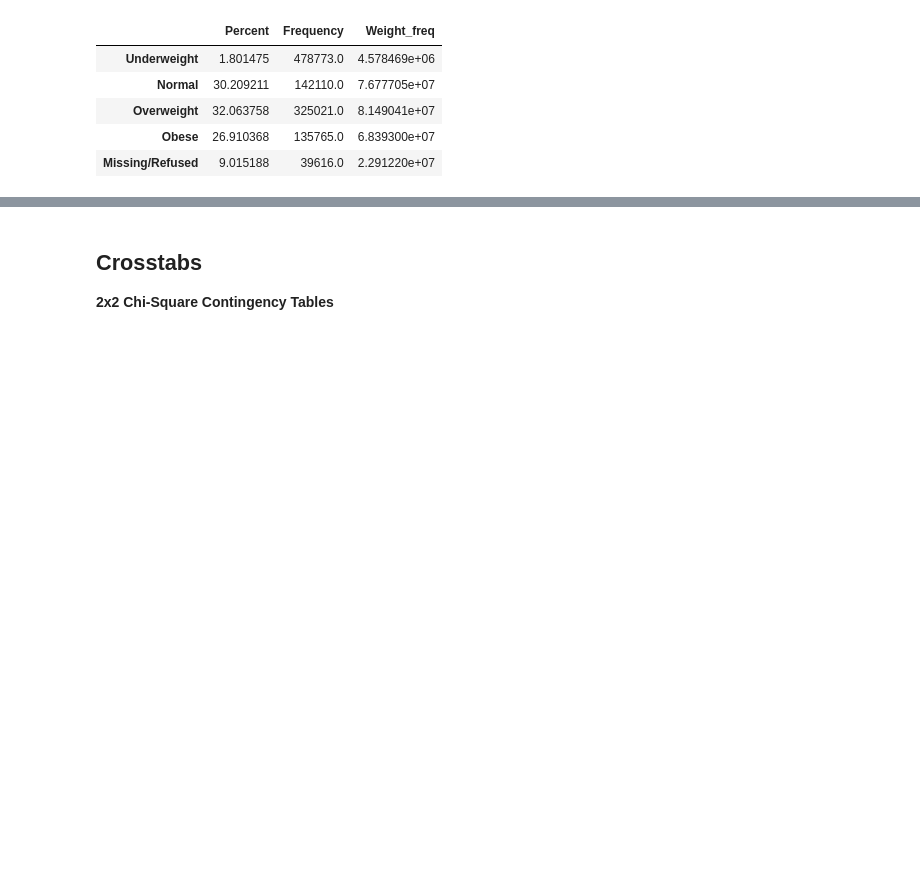
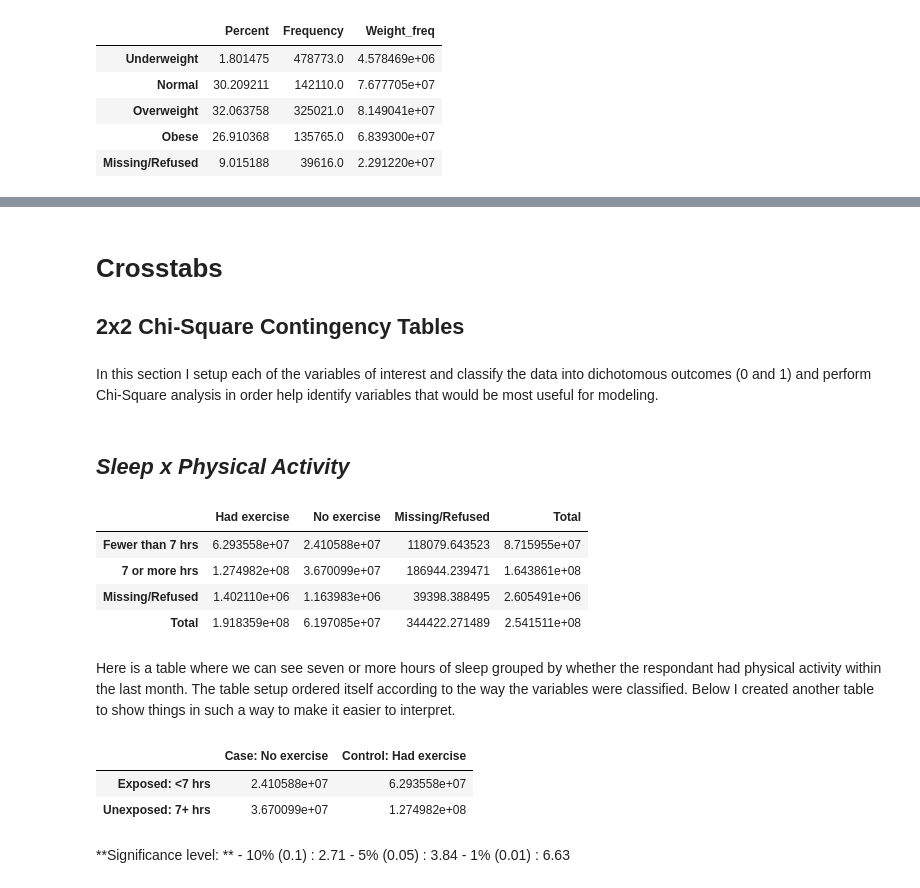
Before and after one commit to pmleffers/BRFSS2016, a Jupyter notebook: BRFSS notebook.ipynb, the cells around one changed output, grey strips where cells are left out. Drawn from its saved outputs; the diff is of its cells as text; code cells hidden in the pictures; blank space fills up the shorter version.

```diff
--- a/BRFSS notebook.ipynb
+++ b/BRFSS notebook.ipynb
@@ -768,5 +778,11 @@ py.iplot(fig, filename='text-hover-bar')
 [interactive output not drawn]
 # %% [markdown]
 Crosstabs
-------------------------
-**2x2 Chi-Square Contingency Tables**
+=============================
+2x2 Chi-Square Contingency Tables
+---------------------------------------
+# %% [markdown]
+In this section I setup each of the variables of interest and classify the data into dichotomous outcomes (0 and 1) and perform Chi-Square analysis in order help identify variables that would be most useful for modeling.
+# %% [markdown]
+*Sleep x Physical Activity*
+------------------------------------
@@ -772,0 +792,29 @@ Crosstabs
+# %%
+chiSquareTemp=pd.DataFrame(BRFSS2016,columns=['sleeptime','_TOTINDA','_LLCPWT'])
+chiSquareTemp=sklearn.metrics.confusion_matrix(chiSquareTemp['_TOTINDA'], chiSquareTemp['sleeptime'], labels=None, sample_weight=chiSquareTemp['_LLCPWT'])
+#Add Values to DataFrame
+firstCol=pd.DataFrame(chiSquareTemp[1].T,columns=['first'])
+secondCol=pd.DataFrame(chiSquareTemp[2].T,columns=['second'])
+thirdCol=pd.DataFrame(chiSquareTemp[3].T,columns=['third'])
+#Setup totals
+chiSquareTemp=firstCol
+chiSquareTemp['second']=secondCol
+chiSquareTemp['third']=thirdCol
+chiSquareTemp['fourth']=chiSquareTemp['first']+chiSquareTemp['second']+chiSquareTemp['third']
+#Create Totals Rows
+last=np.array(chiSquareTemp.sum())
+chiSquareTemp.loc[len(chiSquareTemp)]=last
+#Rename Indexes
+chiSquareTemp.rename(index={0: 'Fewer than 7 hrs',1: '7 or more hrs',2:'none',3:'Missing/Refused',4:'Total'},inplace=True)
+chiSquareTemp.drop(['none'],axis=0,inplace=True)
+#Rename Columns
+chiSquareTemp.rename(columns={'first':'Had exercise', 'second':'No exercise', 'third':'Missing/Refused','fourth':'Total'}, inplace=True)
+chiSquareTemp
+# %% [output]
+|  | Had exercise | No exercise | Missing/Refused | Total |
+| Fewer than 7 hrs | 6.293558e+07 | 2.410588e+07 | 118079.643523 | 8.715955e+07 |
+| 7 or more hrs | 1.274982e+08 | 3.670099e+07 | 186944.239471 | 1.643861e+08 |
+| Missing/Refused | 1.402110e+06 | 1.163983e+06 | 39398.388495 | 2.605491e+06 |
+| Total | 1.918359e+08 | 6.197085e+07 | 344422.271489 | 2.541511e+08 |
+# %% [markdown]
+Here is a table where we can see seven or more hours of sleep grouped by whether the respondant had physical activity within the last month. The table setup ordered itself according to the way the variables were classified. Below I created another table to show things in such a way to make it easier to interpret.
@@ -772,0 +824,33 @@ Crosstabs
+# %%
+import numpy as np
+import pandas as pd
+import statsmodels.api as sm
+import scipy.stats as scipy
+from scipy.stats import chi2_contingency,chisqprob,chi2
+import scipy, scipy.stats
+
+#observed
+a,b,c,d=chiSquareTemp.iloc[0,0],chiSquareTemp.iloc[0,1],chiSquareTemp.iloc[1,0],chiSquareTemp.iloc[1,1]
+#Totals
+col1Sum,col2Sum,row1Sum,row2Sum,totalSum=np.sum(a+c),np.sum(b+d),np.sum(a+b),np.sum(c+d),np.sum(col1sum+col2sum)
+
+   #row total               column total
+e=(col1Sum*row1Sum)/totalSum #a expected
+f=(col2Sum*row1Sum)/totalSum #b expected
+
+g=(col1Sum*row2Sum)/totalSum #c expected
+h=(col2Sum*row2Sum)/totalSum #d expected
+#Modify table labels
+obs=pd.DataFrame([[a,b],[c,d]])
+obs.rename(columns={0:'Case: No exercise', 1:'Control: Had exercise'}, inplace=True)
+obs.rename(index={0: 'Exposed: <7 hrs',1: 'Unexposed: 7+ hrs'},inplace=True)
+obs
+# %% [output]
+|  | Case: No exercise | Control: Had exercise |
+| Exposed: <7 hrs | 2.410588e+07 | 6.293558e+07 |
+| Unexposed: 7+ hrs | 3.670099e+07 | 1.274982e+08 |
+# %% [markdown]
+**Significance level: **
+    - 10% (0.1) : 2.71
+    - 5% (0.05) : 3.84
+    - 1% (0.01) : 6.63
```
Also changed, not shown: parts of 59 cells of this notebook.
